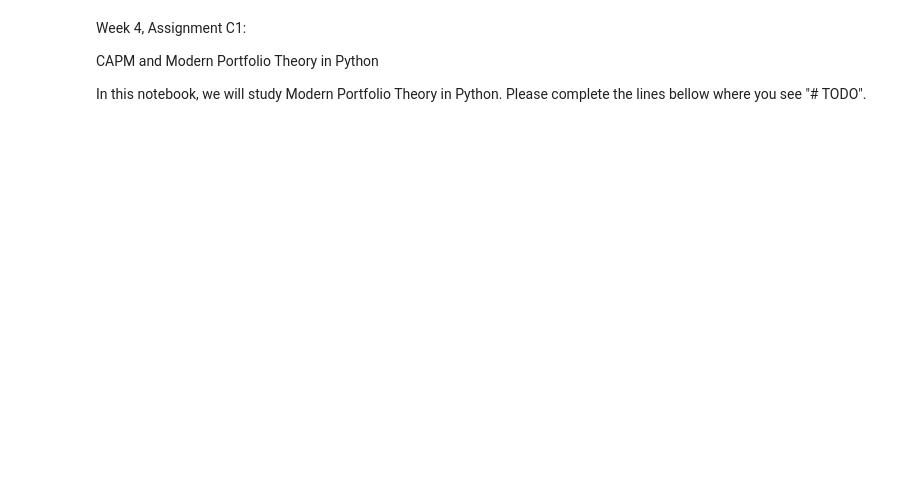
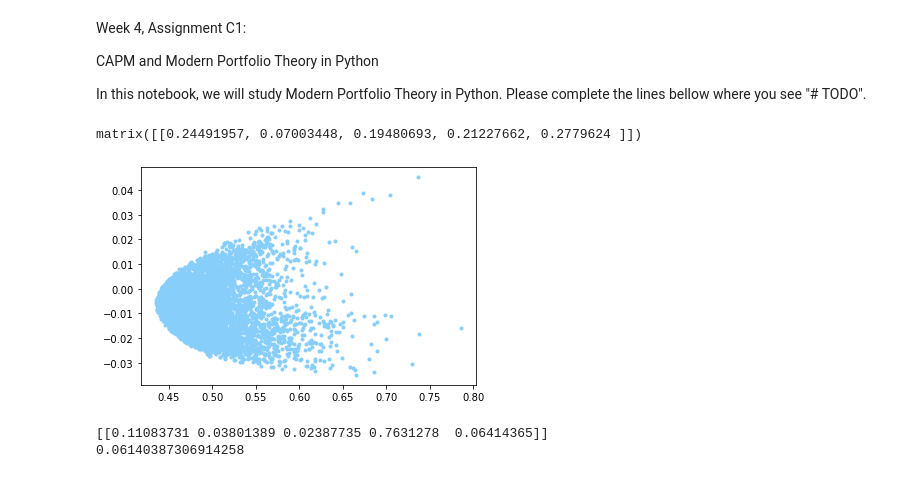
Before and after one commit to thuraya199/Week_4_CP_1, a Jupyter notebook: assignment_w4_c1_template.ipynb, the cells around one changed output. Saved outputs shown, nothing was run; the diff lists cells and outputs as text; code cells hidden in the pictures; blank space fills up the shorter version.

```diff
--- a/assignment_w4_c1_template.ipynb
+++ b/assignment_w4_c1_template.ipynb
@@ -27,7 +27,7 @@ matrix_of_return_values = np.random.randn(no_of_asset_classes, no_of_observation
 #Select a number of test portfolios to generate ( > 1,000 < 20,000).  Store your chosen value to the new variable
 #"no_of_portfolios".
 
-no_of_portfolios = #todo
+no_of_portfolios = 5000
 # %%
 #Objective 4.
 #Initialize four empty lists called "collection_of_random_asset_weights", "portfolio_means",
@@ -45,9 +45,14 @@ portfolio_sharpe_ratios = []
 
 def get_random_asset_weights(no_of_asset_classes):
     random_asset_weights = np.random.rand(no_of_asset_classes)
-    #todo <1>
-    #todo <2>
-    return random_asset_weights
+    random_asset_sum = np.sum(random_asset_weights)
+    random_asset_weights = random_asset_weights/random_asset_sum
+
+    return np.asmatrix(random_asset_weights)
+
+get_random_asset_weights(no_of_asset_classes)
+# %% [output]
+matrix([[0.24491957, 0.07003448, 0.19480693, 0.21227662, 0.2779624 ]])
 # %%
 #Objective 6.
 #Write a function called "get_portfolio_statistics" that takes as input (Input.I) a Numpy vector (matrix)
@@ -59,13 +64,13 @@ def get_random_asset_weights(no_of_asset_classes):
 
 def get_portfolio_statistics(asset_weights, matrix_of_return_values):
     asset_means = np.asmatrix(np.mean(matrix_of_return_values, axis = 1))
-    asset_covariances = #todo
-    portfolio_mean = #todo
+    asset_covariances = np.asmatrix(np.cov(matrix_of_return_values))
+    portfolio_mean = asset_weights * asset_means.T
     #portfolio_mean = #todo second line if needed.
-    portfolio_standard_deviation = #todo
+    portfolio_standard_deviation = np.sqrt(asset_weights * asset_covariances * asset_weights.T)
     #portfolio_standard_deviation = #todo second line if needed.
-    portfolio_sharpe_ratio = # todo
-    return portfolio_mean, portfolio_standard_deviation, portfolio_sharpe_ratio
+    portfolio_sharpe_ratio = portfolio_mean/portfolio_standard_deviation
+    return portfolio_mean.item(), portfolio_standard_deviation.item(), portfolio_sharpe_ratio.item()
 # %%
 #Objective 7.
 #Using the functions constructed in Objectives 5 and 6, write a loop that, on each iteration, determines a
@@ -76,19 +81,29 @@ def get_portfolio_statistics(asset_weights, matrix_of_return_values):
 #the Sharpe ratio "portfolio_sharpe_ratio" of the portfolio of assets with asset weights "asset_weights" and asset
 #return values belonging to "matrix_of_return_values", respectively.
 
+
+
+
 while len(collection_of_random_asset_weights) < no_of_portfolios:
-    random_asset_weights = #todo
-    collection_of_random_asset_weights.append(#todo)
-    portfolio_means.append(#todo)
-    portfolio_standard_deviations.append(#todo)
-    portfolio_sharpe_ratios.append(#todo)
+    random_asset_weights = get_random_asset_weights(no_of_asset_classes=no_of_asset_classes)
+    collection_of_random_asset_weights.append(random_asset_weights)
+
+    e_r, volatility, sr = get_portfolio_statistics(
+        asset_weights=random_asset_weights,
+        matrix_of_return_values=matrix_of_return_values)
+
+    portfolio_means.append(e_r)
+    portfolio_standard_deviations.append(volatility)
+    portfolio_sharpe_ratios.append(sr)
 # %%
 #Objective 8.
 #Make a scatterplot of the corresponding values (x,y) = (portfolio_standard_deviation, portfolio_mean) from the
 #lists "portfolio_standard_deviations" and "portfolio_means", respectively.
 
-plt.plot(#todo, #todo, 'o', markersize = 3, color = 'lightskyblue')
+plt.plot(portfolio_standard_deviations, portfolio_means, 'o', markersize = 3, color = 'lightskyblue')
 plt.show()
+# %% [output]
+[figure, added]
 # %%
 #Objective 9.
 #Find the list index of the portfolio of highest Sharpe ratio.
@@ -98,8 +113,11 @@ index = #todo
 #Objective 10.
 #Print the asset weights and Sharpe ratio of the portfolio of highest Sharpe ratio, using index above.
 
-print(#todo)
-print(#todo)
+print(collection_of_random_asset_weights[index])
+print(portfolio_sharpe_ratios[index])
+# %% [output]
+[[0.11083731 0.03801389 0.02387735 0.7631278  0.06414365]]
+0.06140387306914258
 # %%
 #Objective 11.
 #Add the Capital Market Line to your scatterplot from Objective 8.
```
Also changed, not shown: parts of 6 cells of this notebook.
